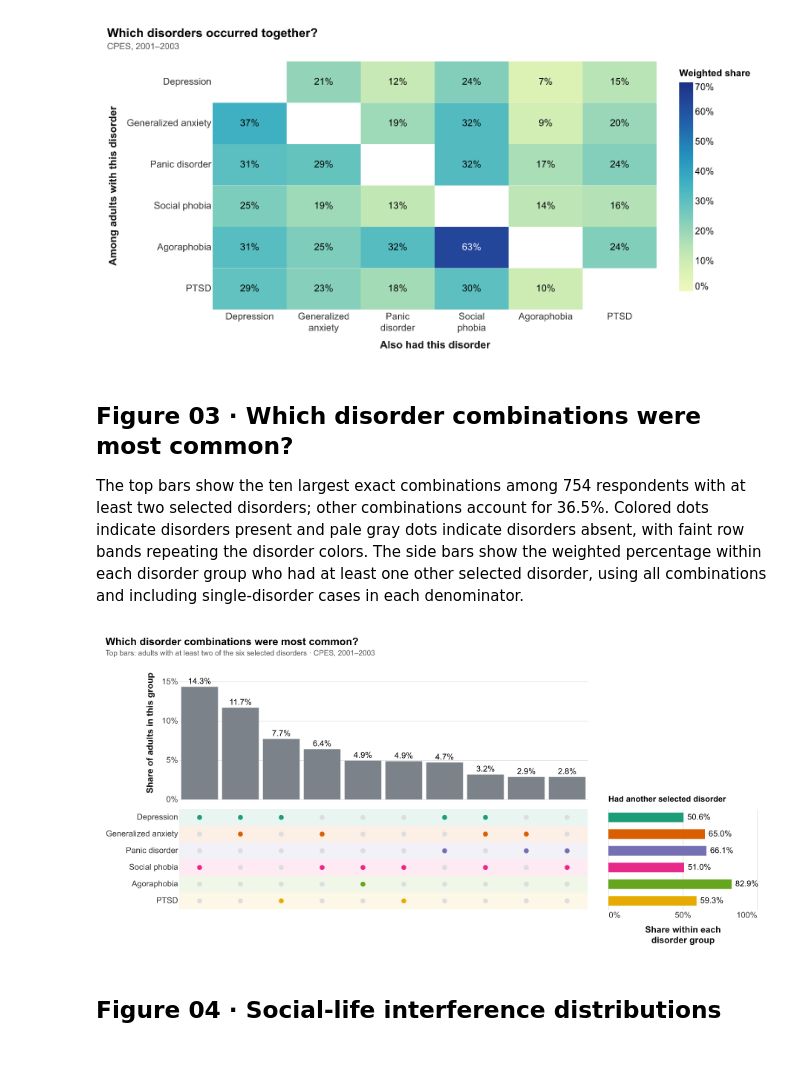
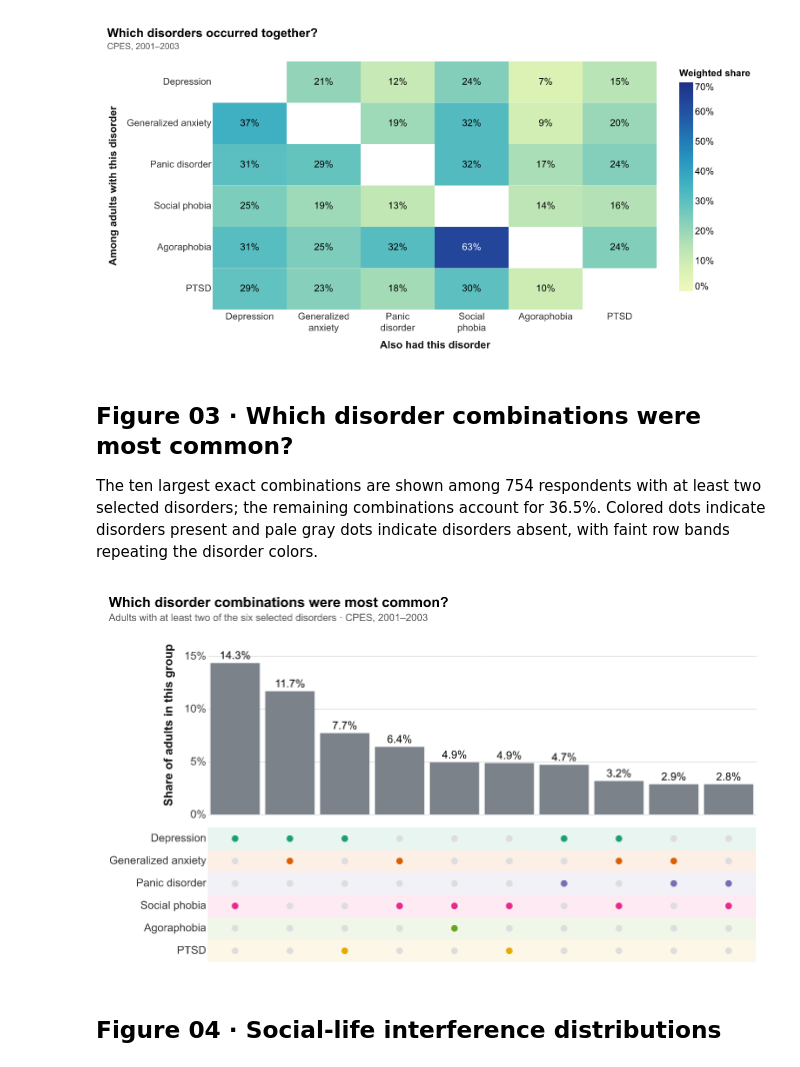
Before and after one commit to judycchen/capp30239-data-visualization_judy-chen, a Jupyter notebook: static-viz-project/milestone2_draft/static-draft.ipynb, the cells around one changed output. Saved outputs shown, nothing was run; the diff lists cells and outputs as text; code cells hidden in the pictures.

Commit message:
Remove comorbidity side bars from combination figure

```diff
--- a/static-viz-project/milestone2_draft/static-draft.ipynb
+++ b/static-viz-project/milestone2_draft/static-draft.ipynb
@@ -304,7 +304,7 @@ save_chart(
 # %% [markdown]
 ## Figure 03 · Which disorder combinations were most common?
 
-The top bars show the ten largest exact combinations among 754 respondents with at least two selected disorders; other combinations account for 36.5%. Colored dots indicate disorders present and pale gray dots indicate disorders absent, with faint row bands repeating the disorder colors. The side bars show the weighted percentage within each disorder group who had at least one other selected disorder, using all combinations and including single-disorder cases in each denominator.
+The ten largest exact combinations are shown among 754 respondents with at least two selected disorders; the remaining combinations account for 36.5%. Colored dots indicate disorders present and pale gray dots indicate disorders absent, with faint row bands repeating the disorder colors.
 # %%
 # Group the six yes/no columns directly: each group is one exact combination.
 diagnosis_flags = cpes[diagnosis_columns].eq(1).set_axis(DISORDER_LABELS, axis=1)
@@ -326,72 +326,40 @@ membership_df = top_combinations.melt(
     var_name="disorder", value_name="included",
 )
 
-# For each disorder, include all its cases and ask who had another selected disorder.
-comorbidity_rows = []
-for disorder in DISORDER_LABELS:
-    cases = diagnosis_flags[disorder]
-    share = np.average(multi.loc[cases], weights=cpes.loc[cases, "NCNLWTLG"])
-    comorbidity_rows.append({"disorder": disorder, "share": float(share)})
-comorbidity_df = pd.DataFrame(comorbidity_rows)
-
-
-def combinations_chart(bars_df, dots_df, rates_df):
+def combinations_chart(bars_df, dots_df):
     bars = alt.Chart(bars_df).mark_bar(color=NEUTRAL).encode(
         x=alt.X("combination:O", sort=combinations, axis=None),
         y=alt.Y("share:Q", title="Share of adults in this group", axis=alt.Axis(format="%"),
                 scale=alt.Scale(domain=[0, .17])),
     )
     labels = bars.mark_text(dy=-7).encode(text=alt.Text("share:Q", format=".1%"))
     # Faint bands repeat each disorder's color to help readers follow the rows.
     row_bands = alt.Chart(pd.DataFrame({"disorder": DISORDER_LABELS})).mark_rect(opacity=.10).encode(
         x=alt.value(0), x2=alt.value(550),
         y=alt.Y("disorder:N", sort=DISORDER_LABELS, scale=alt.Scale(domain=DISORDER_LABELS),
                 title=None, axis=alt.Axis(ticks=False, domain=False)),
         color=alt.Color("disorder:N", scale=DISORDER_SCALE, legend=None),
     )
     dots = alt.Chart(dots_df).mark_point(filled=True, size=45, opacity=1).encode(
         x=alt.X("combination:O", sort=combinations, axis=None),
         y=alt.Y("disorder:N", sort=DISORDER_LABELS, scale=alt.Scale(domain=DISORDER_LABELS),
                 title=None, axis=alt.Axis(ticks=False, domain=False)),
         color=alt.condition("datum.included",
                             alt.Color("disorder:N", scale=DISORDER_SCALE, legend=None),
                             alt.value("#DDDDDD")),
     )
-    combinations_panel = alt.vconcat(
+    return alt.vconcat(
         (bars + labels).properties(width=550, height=180),
         (row_bands + dots).properties(width=550, height=135), spacing=8,
     ).resolve_scale(x="shared")
 
-    # The side bars use all cases of each disorder, including single-disorder cases.
-    rate_base = alt.Chart(rates_df).encode(
-        y=alt.Y("disorder:N", sort=DISORDER_LABELS, scale=alt.Scale(domain=DISORDER_LABELS),
-                axis=None, title=None),
-        x=alt.X("share:Q", title=["Share within each", "disorder group"],
-                scale=alt.Scale(domain=[0, 1], nice=False),
-                axis=alt.Axis(format="%", values=[0, .5, 1])),
-    )
-    rate_bars = rate_base.mark_bar(size=13).encode(
-        color=alt.Color("disorder:N", scale=DISORDER_SCALE, legend=None),
-    )
-    rate_labels = rate_base.mark_text(align="left", dx=5).encode(
-        text=alt.Text("share:Q", format=".1%"),
-    )
-    # Reserve the upper space so the side bars line up with the dot-matrix rows.
-    side_heading = alt.Chart(pd.DataFrame({"label": ["Had another selected disorder"]})).mark_text(
-        align="left", baseline="bottom", fontSize=11, fontWeight="bold",
-    ).encode(x=alt.value(0), y=alt.value(185), text="label:N").properties(width=200, height=185)
-    rates_panel = alt.vconcat(
-        side_heading, (rate_bars + rate_labels).properties(width=200, height=135), spacing=8,
-    )
-    return alt.hconcat(combinations_panel, rates_panel, spacing=28)
-
 
 save_chart(
-    combinations_chart(combination_df, membership_df, comorbidity_df), "03_upset.png", "Which disorder combinations were most common?",
-    ["Top bars: adults with at least two of the six selected disorders · " + CPES_SOURCE],
+    combinations_chart(combination_df, membership_df), "03_upset.png", "Which disorder combinations were most common?",
+    ["Adults with at least two of the six selected disorders · " + CPES_SOURCE],
 )
 # %% [output]
-[figure, old version]
+[figure, new version]
 # %% [markdown]
 ## Figure 04 · Social-life interference distributions
 # %%
```
Also changed, not shown: 3 other files.
